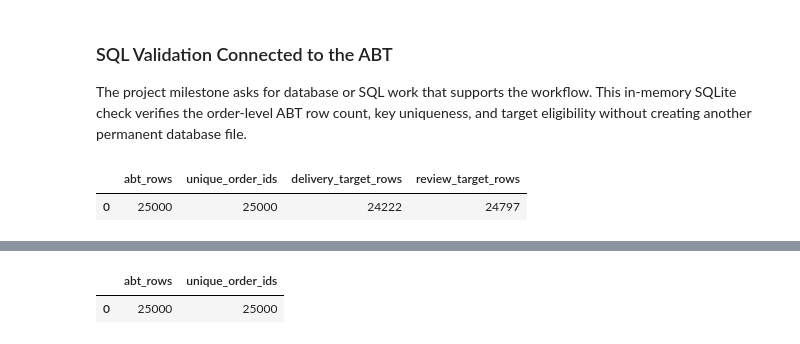
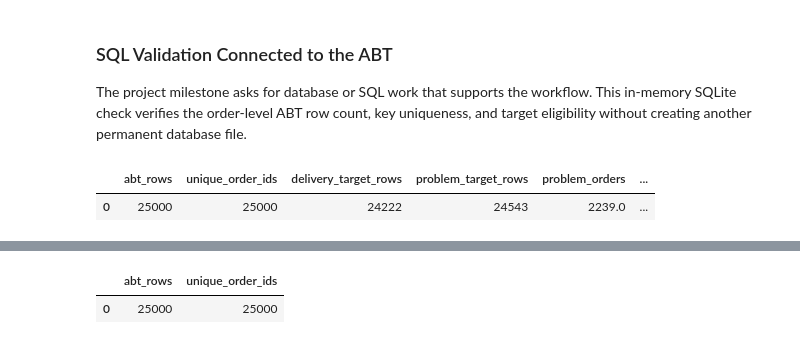
Before and after one commit to JonathanStachowiak/Option_2_Final_Project_Jonathan_Stachowiak, a Jupyter notebook: notebooks/olist_project_starter.ipynb, the cells around one changed output, grey strips where cells are left out. Cells and saved outputs as stored; diff of their text form; code cells hidden in the pictures.

```diff
--- a/notebooks/olist_project_starter.ipynb
+++ b/notebooks/olist_project_starter.ipynb
@@ -1280,27 +1400,6 @@ dtype: object
 ### SQL Validation Connected to the ABT
 
 The project milestone asks for database or SQL work that supports the workflow. This in-memory SQLite check verifies the order-level ABT row count, key uniqueness, and target eligibility without creating another permanent database file.
-# %%
-import sqlite3
-
-with sqlite3.connect(":memory:") as connection:
-    abt.to_sql("olist_order_abt", connection, if_exists="replace", index=False)
-    sql_abt_check = pd.read_sql_query(
-        '''
-        SELECT
-            COUNT(*) AS abt_rows,
-            COUNT(DISTINCT order_id) AS unique_order_ids,
-            SUM(CASE WHEN delivered_late IS NOT NULL THEN 1 ELSE 0 END) AS delivery_target_rows,
-            SUM(CASE WHEN high_review_score IS NOT NULL THEN 1 ELSE 0 END) AS review_target_rows
-        FROM olist_order_abt
-        ''',
-        connection,
-    )
-
-display(sql_abt_check)
-# %% [output]
-|  | abt_rows | unique_order_ids | delivery_target_rows | review_target_rows |
-| 0 | 25000 | 25000 | 24222 | 24797 |
 # %%
 #%pip install duckdb
 # %%
@@ -1314,6 +1413,21 @@ def run_duck(query):
         print("This cell is waiting for your SQL. Add your query inside the triple quotes, then run it again.")
         return pd.DataFrame()
     return duckdb.sql(query).df()
+# %%
+# Validate olist_abt row count, unique order IDs, and non-missing counts for the targets and distance
+query = """
+SELECT COUNT(*) AS abt_rows,
+       COUNT(DISTINCT order_id) AS unique_order_ids,
+       COUNT(delivered_late) AS delivery_target_rows,
+       COUNT(problem_order) AS problem_target_rows,
+       SUM(CASE WHEN problem_order = 1 THEN 1 ELSE 0 END) AS problem_orders,
+       COUNT(seller_customer_distance_mean_km) AS orders_with_distance
+FROM olist_abt
+"""
+run_duck(query)
+# %% [output]
+|  | abt_rows | unique_order_ids | delivery_target_rows | problem_target_rows | problem_orders | ... |
+| 0 | 25000 | 25000 | 24222 | 24543 | 2239.0 | ... |
 # %%
 # Use SQL to take a look at the olist_abt to visually inspect a sample of columns and rows
 # DuckDB was picked becasue it needs no engine or connection string
```
Also changed, not shown: parts of 26 cells of this notebook.
